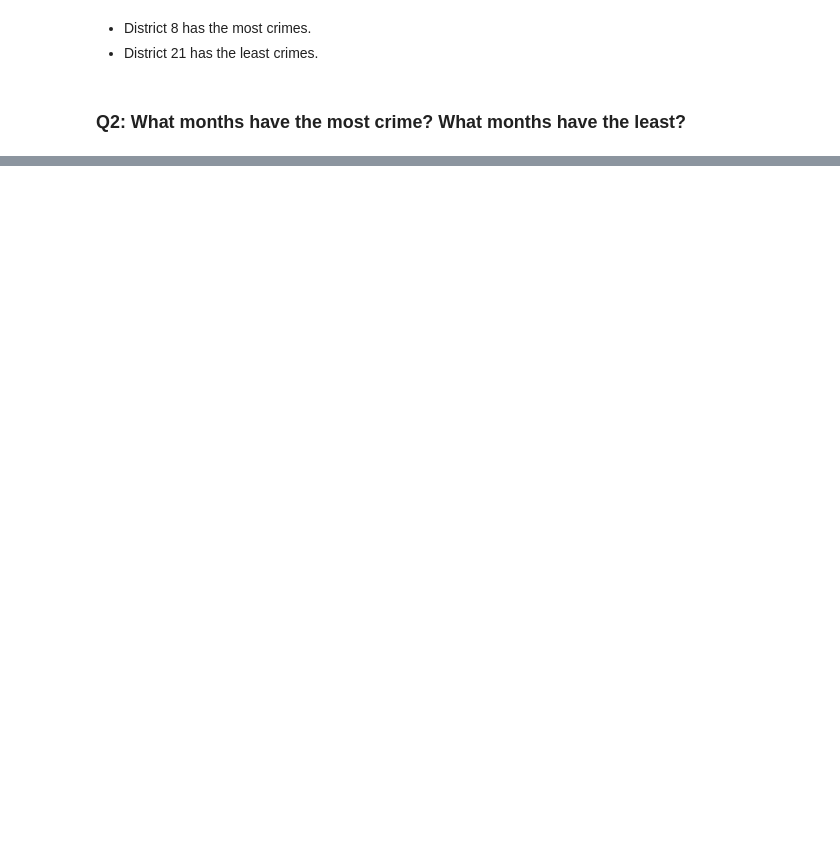
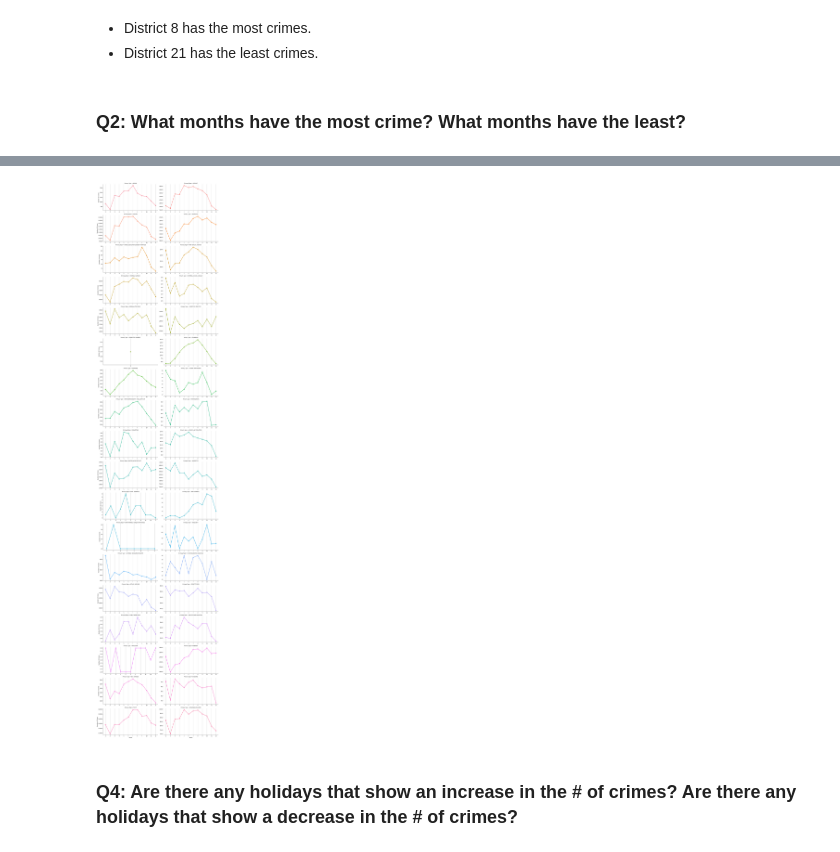
Before and after one commit to Beagan19/chicago-crime-data, a Jupyter notebook: Chicago Crime Data pt. 1.ipynb, the cells around one changed output, grey strips where cells are left out. Saved outputs shown, nothing was run; the diff lists cells and outputs as text; code cells hidden in the pictures; blank space fills up the shorter version.

```diff
--- a/Chicago Crime Data pt. 1.ipynb
+++ b/Chicago Crime Data pt. 1.ipynb
@@ -75,0 +196,4 @@ ts_df
+# %%
+# make index
+df = df.set_index('Datetime')
+df
@@ -97,0 +339,4 @@ sns.countplot(data = ts_df, x='Month Name', hue='Primary Type')
+# %%
+# find the individual crimes by month
+crime_month= df.groupby("Primary Type")['Month'].value_counts().sort_index()
+crime_month
@@ -97,0 +357,3 @@ sns.countplot(data = ts_df, x='Month Name', hue='Primary Type')
+# %%
+crime_month_pattern =crime_month.to_frame("Number of Crimes")
+print(crime_month_pattern)
@@ -97,0 +376,3 @@ sns.countplot(data = ts_df, x='Month Name', hue='Primary Type')
+# %%
+plot_df = crime_month_pattern.reset_index()
+plot_df
@@ -97,0 +393,11 @@ sns.countplot(data = ts_df, x='Month Name', hue='Primary Type')
+# %%
+g = sns.catplot(data=plot_df, x='Month', y='Number of Crimes',
+               kind="point",
+                aspect=2, height=4,
+                hue='Primary Type', col='Primary Type',col_wrap=2,
+               sharey=False, sharex=False)
+[ax.grid(axis='x') for ax in g.axes];
+# %% [output]
+[figure, added]
+# %% [markdown]
+### Q4: Are there any holidays that show an increase in the # of crimes? Are there any holidays that show a decrease in the # of crimes?
```
Also changed, not shown: parts of 48 cells of this notebook, 1 other file.
